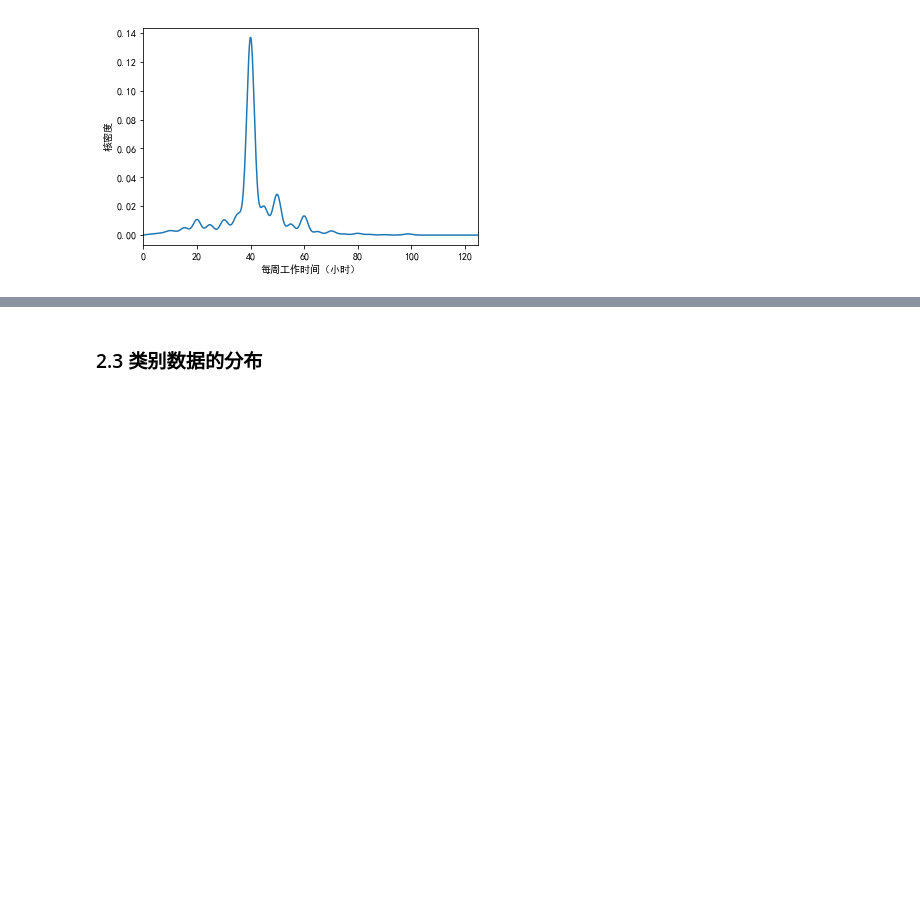
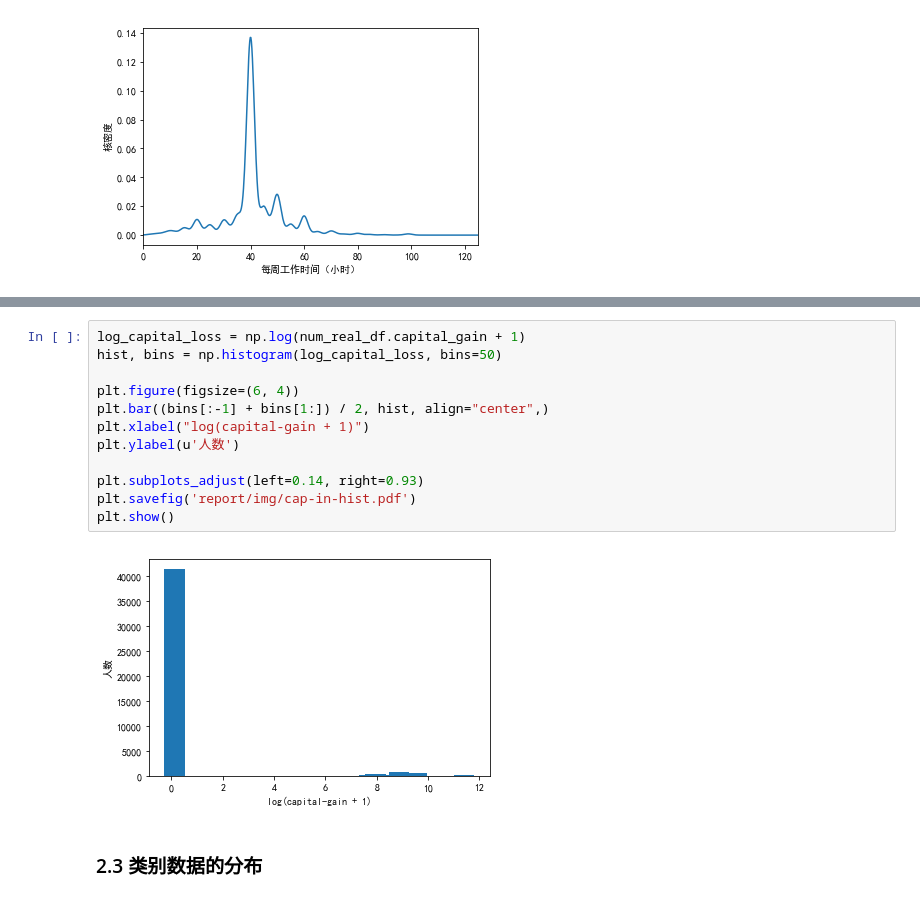
Before and after one commit to shinshiner/CS245-Data-Science, a Jupyter notebook: Adult++/main.ipynb, the cells around one changed output, grey strips where cells are left out. Saved outputs shown, nothing was run; the diff lists cells and outputs as text; blank space fills up the shorter version.

```diff
--- a/Adult++/main.ipynb
+++ b/Adult++/main.ipynb
@@ -210,3 +224,17 @@ plt.show()
+# %%
+log_capital_loss = np.log(num_real_df.capital_gain + 1)
+hist, bins = np.histogram(log_capital_loss, bins=50)
+
+plt.figure(figsize=(6, 4))
+plt.bar((bins[:-1] + bins[1:]) / 2, hist, align="center",)
+plt.xlabel("log(capital-gain + 1)")
+plt.ylabel(u'人数')
+
+plt.subplots_adjust(left=0.14, right=0.93)
+plt.savefig('report/img/cap-in-hist.pdf')
+plt.show()
+# %% [output]
+[figure, added]
 # %% [markdown]
 ### 2.3 类别数据的分布
 # %%
```
Also changed, not shown: parts of 6 cells of this notebook, 10 other files.
